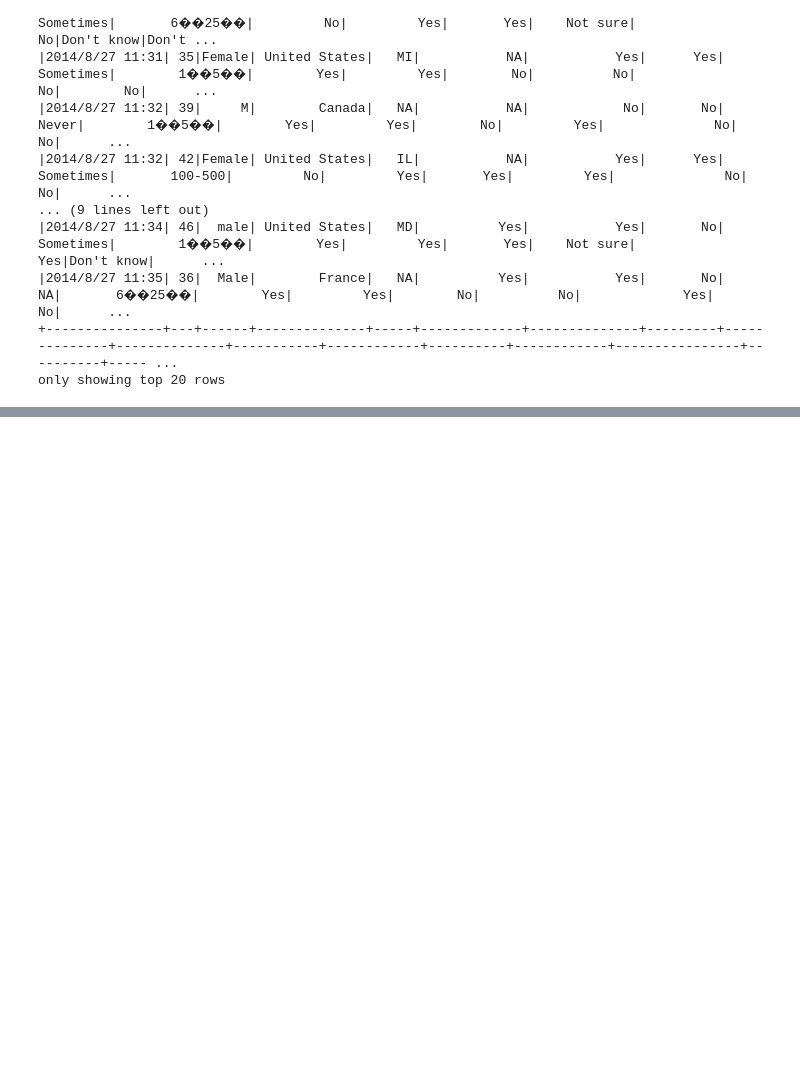
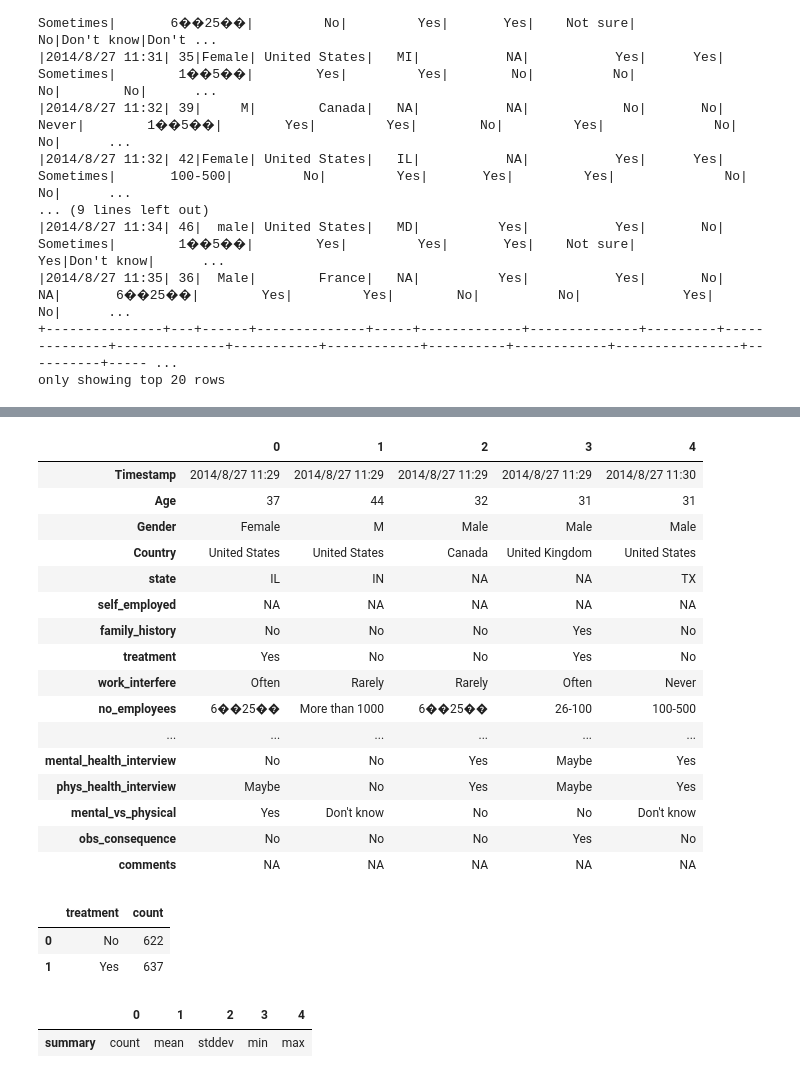
Before and after one commit to DoctorJY/mental-health-test, a Jupyter notebook: mental health analysis.ipynb, the cells around one changed output, grey strips where cells are left out. Cells and saved outputs as stored; diff of their text form; code cells hidden in the pictures; blank space fills up the shorter version.

Commit message:
my first comment

```diff
--- a/mental health analysis.ipynb
+++ b/mental health analysis.ipynb
@@ -2,7 +2,8 @@
 import findspark
 findspark.init('/home/ubuntu/spark-2.1.1-bin-hadoop2.7')
 import pyspark
-from pyspark.sql import SparkSession
-spark = SparkSession.builder.appName('basics').getOrCreate()
+from pyspark.sql import *
+spark = SparkSession.builder.appName('logistic_regression_adv').getOrCreate()
+from pyspark.ml.classification import LogisticRegression
 # %%
 df = spark.read.csv('survey.csv',header=True,inferSchema=True)
@@ -134,0 +258,32 @@ Total data points: 1259
+# %%
+pd.DataFrame(df.take(5), columns=df.columns).transpose()
+# %% [output]
+|  | 0 | 1 | 2 | 3 | 4 |
+| Timestamp | 2014/8/27 11:29 | 2014/8/27 11:29 | 2014/8/27 11:29 | 2014/8/27 11:29 | 2014/8/27 11:30 |
+| Age | 37 | 44 | 32 | 31 | 31 |
+| Gender | Female | M | Male | Male | Male |
+| Country | United States | United States | Canada | United Kingdom | United States |
+| state | IL | IN | NA | NA | TX |
+| self_employed | NA | NA | NA | NA | NA |
+| family_history | No | No | No | Yes | No |
+| treatment | Yes | No | No | Yes | No |
+| work_interfere | Often | Rarely | Rarely | Often | Never |
+| no_employees | 6��25�� | More than 1000 | 6��25�� | 26-100 | 100-500 |
+| ... | ... | ... | ... | ... | ... |
+| mental_health_interview | No | No | Yes | Maybe | Yes |
+| phys_health_interview | Maybe | No | Yes | Maybe | Yes |
+| mental_vs_physical | Yes | Don't know | No | No | Don't know |
+| obs_consequence | No | No | No | Yes | No |
+| comments | NA | NA | NA | NA | NA |
+# %%
+df.groupby('treatment').count().toPandas()
+# %% [output]
+|  | treatment | count |
+| 0 | No | 622 |
+| 1 | Yes | 637 |
+# %%
+numeric_features = [t[0] for t in df.dtypes if t[1] == 'int']
+df.select(numeric_features).describe().toPandas().transpose()
+# %% [output]
+|  | 0 | 1 | 2 | 3 | 4 |
+| summary | count | mean | stddev | min | max |
```
Also changed, not shown: parts of 29 cells of this notebook, 2 other files.
